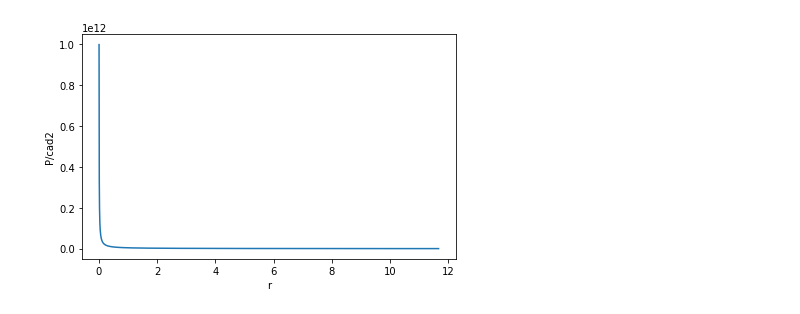
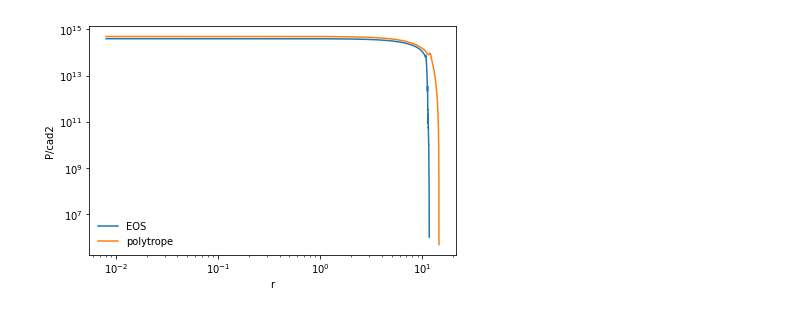
Before and after one commit to utkarsh7236/fmodes, a Jupyter notebook: cowling_approximation4_pressure_cad2_plot.ipynb, the cells around one changed output. Saved outputs shown, nothing was run; the diff lists cells and outputs as text; code cells hidden in the pictures.

```diff
--- a/cowling_approximation4_pressure_cad2_plot.ipynb
+++ b/cowling_approximation4_pressure_cad2_plot.ipynb
@@ -133,12 +149,17 @@ p = p_old
 e = e_old
 
 # p_thresh = min(1e23, np.percentile(p, 20))
-p_thresh = min(1e26, np.percentile(p, 20))
+# p_thresh = min(1e26, np.percentile(p, 20))
 p_max = max(p)
-p_min = max(min(p), p_thresh) # 10 orders of magnitude is "surface"
+p_min = min(p) # 10 orders of magnitude is "surface"
+e_max = max(e)
+e_min = min(e)
+
 EOS = get_ep(e, p)
 EOS_inv = get_pe(p, e)
 plt.scatter(e_old, p_old, s = 1, label = "EOS")
+plt.xscale("log")
+plt.yscale("log")
 
 ### EOS DATA ###
 def dPde_helper(p, e):
@@ -181,7 +207,7 @@ plt.show()
 from scipy.misc import derivative
 
 def coupledTOV(r, VEC, init_params):
-    P, M, v, W, U, nothing = VEC
+    P, M, v, W, U = VEC
     EOS, l, omega, dedp_EQ = init_params
 
     # THIS CONDITION MAY SLIGHTLY AFFECT MASS/RADIUS ±0.1
@@ -200,7 +226,6 @@ def coupledTOV(r, VEC, init_params):
 
     e = EOS(P)
 
-
     dpdrho = dPdrho(e)
     c_ad2 = dpdrho
 
@@ -213,7 +238,7 @@ def coupledTOV(r, VEC, init_params):
     dWdr = dWdlnr * 1/r
     dUdr = dUdlnr * 1/r
 
-    ret = [dPdr, dMdr, dvdr, dWdr, dUdr, c_ad2]
+    ret = [dPdr, dMdr, dvdr, dWdr, dUdr]
     return ret
 # %%
 def tov(EOS, init_VEC, r_i, p_min, omega, dedp_EQ, progress = False,
@@ -319,11 +350,11 @@ U0 = W0/(l * np.exp(v0))
 
 dedp_EQ = None
 
-init_VEC = [p_c, m0, v0, W0, U0, 0]
+init_VEC = [p_c, m0, v0, W0, U0]
 
 
 # Integrate
-p, m, r_arr, v, w, u, cad_2_arr = tov(EOS, init_VEC, r_i, p_min,
+p, m, r_arr, v, w, u, cad_2_arr, trouble, e_arr = tov(EOS, init_VEC, r_i, p_min,
                                    omega, dedp_EQ, progress = True,
                                    l = l)
 
@@ -360,10 +391,10 @@ v0 =  v0 - delta_v
 
 W0 = 1
 U0 = W0/(l * np.exp(v0))
-init_VEC = [p_c, m0, v0, W0, U0, 0]
+init_VEC = [p_c, m0, v0, W0, U0]
 time.sleep(0.2)
 
-p, m, r_arr, v, w, u, cad_2_arr = tov(EOS,
+p, m, r_arr, v, w, u, cad_2_arr, trouble, e_arr = tov(EOS,
                                       init_VEC,
                                       r_i,
                                       p_min,
@@ -409,0 +441,6 @@ Boundary Term: -233.6621735493512
+# %%
+e_arr_EOS = np.copy(e_arr)
+cad_2_arr_EOS = np.copy(cad_2_arr)
+trouble_EOS = np.copy(trouble)
+r_arr_EOS = np.copy(r_arr)
+p_EOS = np.copy(p)
@@ -410,10 +737,12 @@ Boundary Term: -233.6621735493512
 # %%
 plt.figure()
-plt.plot(r_arr/km2cm, p/cad_2_arr)
+plt.plot(r_arr_EOS/km2cm, p_EOS/cad_2_arr_EOS, label = "EOS")
+plt.plot(r_arr/km2cm, p/cad_2_arr, label = "polytrope")
 plt.xlabel("r")
 plt.ylabel("P/cad2")
-# plt.xscale("log")
-# plt.yscale("log")
+plt.xscale("log")
+plt.yscale("log")
+plt.legend()
 plt.show()
 # %% [output]
-[figure, old version]
+[figure, new version]
```
Also changed, not shown: parts of 8 cells of this notebook, 1 other file.
